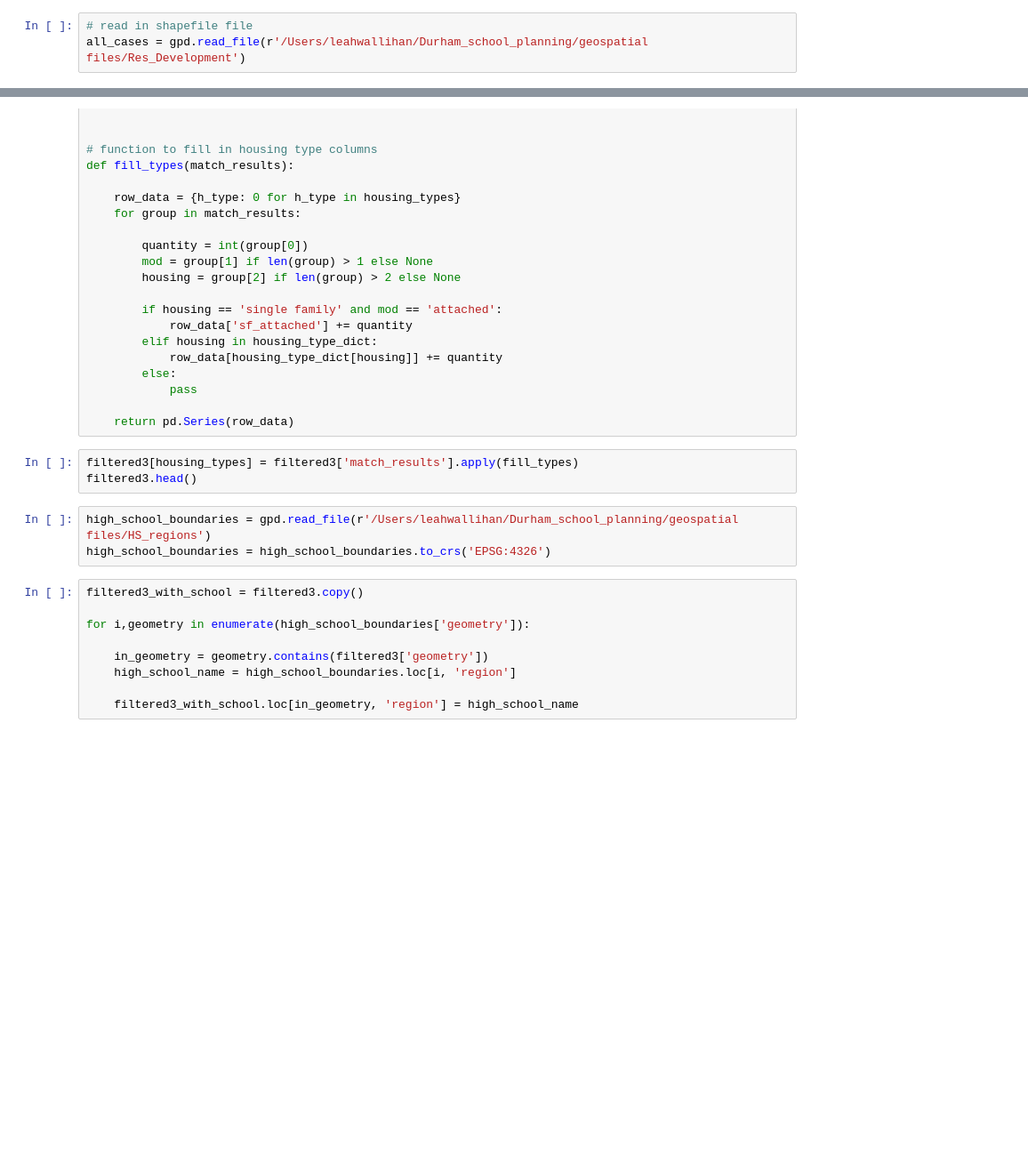
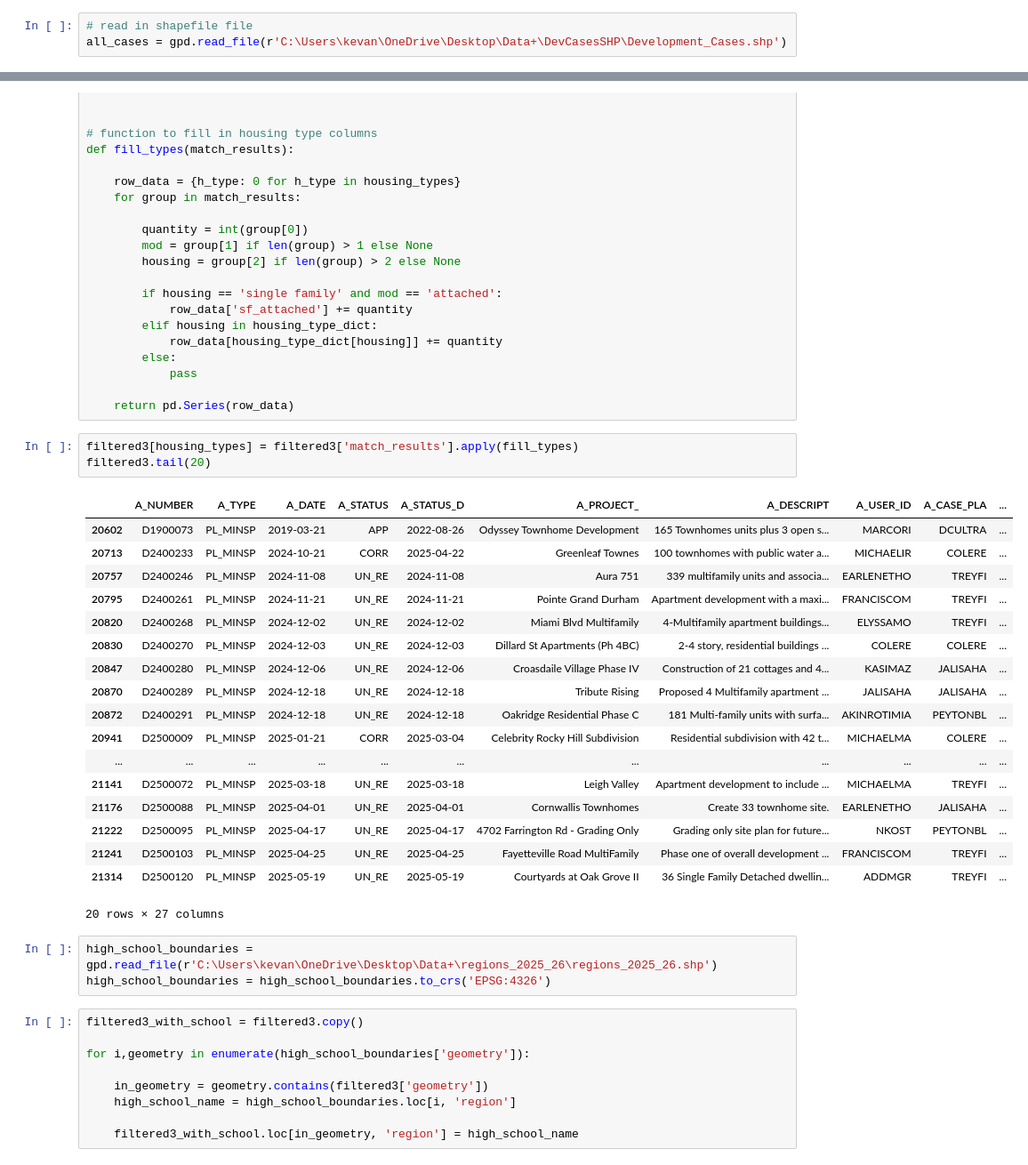
Before and after one commit to olublin/DPS-Planning, a Jupyter notebook: resdev_filter.ipynb, the cells around one changed output, grey strips where cells are left out. Shown at 89% size. Saved outputs shown, nothing was run; the diff lists cells and outputs as text; blank space fills up the shorter version.

```diff
--- a/resdev_filter.ipynb
+++ b/resdev_filter.ipynb
@@ -5,7 +5,7 @@ import numpy as np
 import re
 # %%
 # read in shapefile file
-all_cases = gpd.read_file(r'/Users/leahwallihan/Durham_school_planning/geospatial files/Res_Development')
+all_cases = gpd.read_file(r'C:\Users\kevan\OneDrive\Desktop\Data+\DevCasesSHP\Development_Cases.shp')
 # %%
 # types = A_TYPE codes we want to keep
 types = ['PL_MINSP', 'PL_SSP_SM', 'PL_SSM_SM2', 'PL_CPAA', 'PL_MINPP', 'PL_MAJSP', 'PL_MAJSUP', 'PL_PPA', 'PL_MAJPP']
@@ -134,9 +238,28 @@ def fill_types(match_results):
     return pd.Series(row_data)
 # %%
 filtered3[housing_types] = filtered3['match_results'].apply(fill_types)
-filtered3.head()
+filtered3.tail(20)
+# %% [output]
+|  | A_NUMBER | A_TYPE | A_DATE | A_STATUS | A_STATUS_D | A_PROJECT_ | A_DESCRIPT | A_USER_ID | A_CASE_PLA | ... |
+| 20602 | D1900073 | PL_MINSP | 2019-03-21 | APP | 2022-08-26 | Odyssey Townhome Development | 165 Townhomes units plus 3 open s... | MARCORI | DCULTRA | ... |
+| 20713 | D2400233 | PL_MINSP | 2024-10-21 | CORR | 2025-04-22 | Greenleaf Townes | 100 townhomes with public water a... | MICHAELIR | COLERE | ... |
+| 20757 | D2400246 | PL_MINSP | 2024-11-08 | UN_RE | 2024-11-08 | Aura 751 | 339 multifamily units and associa... | EARLENETHO | TREYFI | ... |
+| 20795 | D2400261 | PL_MINSP | 2024-11-21 | UN_RE | 2024-11-21 | Pointe Grand Durham | Apartment development with a maxi... | FRANCISCOM | TREYFI | ... |
+| 20820 | D2400268 | PL_MINSP | 2024-12-02 | UN_RE | 2024-12-02 | Miami Blvd Multifamily | 4-Multifamily apartment buildings... | ELYSSAMO | TREYFI | ... |
+| 20830 | D2400270 | PL_MINSP | 2024-12-03 | UN_RE | 2024-12-03 | Dillard St Apartments (Ph 4BC) | 2-4 story, residential buildings ... | COLERE | COLERE | ... |
+| 20847 | D2400280 | PL_MINSP | 2024-12-06 | UN_RE | 2024-12-06 | Croasdaile Village Phase IV | Construction of 21 cottages and 4... | KASIMAZ | JALISAHA | ... |
+| 20870 | D2400289 | PL_MINSP | 2024-12-18 | UN_RE | 2024-12-18 | Tribute Rising | Proposed 4 Multifamily apartment ... | JALISAHA | JALISAHA | ... |
+| 20872 | D2400291 | PL_MINSP | 2024-12-18 | UN_RE | 2024-12-18 | Oakridge Residential Phase C | 181 Multi-family units with surfa... | AKINROTIMIA | PEYTONBL | ... |
+| 20941 | D2500009 | PL_MINSP | 2025-01-21 | CORR | 2025-03-04 | Celebrity Rocky Hill Subdivision | Residential subdivision with 42 t... | MICHAELMA | COLERE | ... |
+| ... | ... | ... | ... | ... | ... | ... | ... | ... | ... | ... |
+| 21141 | D2500072 | PL_MINSP | 2025-03-18 | UN_RE | 2025-03-18 | Leigh Valley | Apartment development to include ... | MICHAELMA | TREYFI | ... |
+| 21176 | D2500088 | PL_MINSP | 2025-04-01 | UN_RE | 2025-04-01 | Cornwallis Townhomes | Create 33 townhome site. | EARLENETHO | JALISAHA | ... |
+| 21222 | D2500095 | PL_MINSP | 2025-04-17 | UN_RE | 2025-04-17 | 4702 Farrington Rd - Grading Only | Grading only site plan for future... | NKOST | PEYTONBL | ... |
+| 21241 | D2500103 | PL_MINSP | 2025-04-25 | UN_RE | 2025-04-25 | Fayetteville Road MultiFamily | Phase one of overall development ... | FRANCISCOM | TREYFI | ... |
+| 21314 | D2500120 | PL_MINSP | 2025-05-19 | UN_RE | 2025-05-19 | Courtyards at Oak Grove II | 36 Single Family Detached dwellin... | ADDMGR | TREYFI | ... |
+20 rows × 27 columns
 # %%
-high_school_boundaries = gpd.read_file(r'/Users/leahwallihan/Durham_school_planning/geospatial files/HS_regions')
+high_school_boundaries = gpd.read_file(r'C:\Users\kevan\OneDrive\Desktop\Data+\regions_2025_26\regions_2025_26.shp')
 high_school_boundaries = high_school_boundaries.to_crs('EPSG:4326')
 # %%
 filtered3_with_school = filtered3.copy()
```
Also changed, not shown: parts of 4 cells of this notebook.
